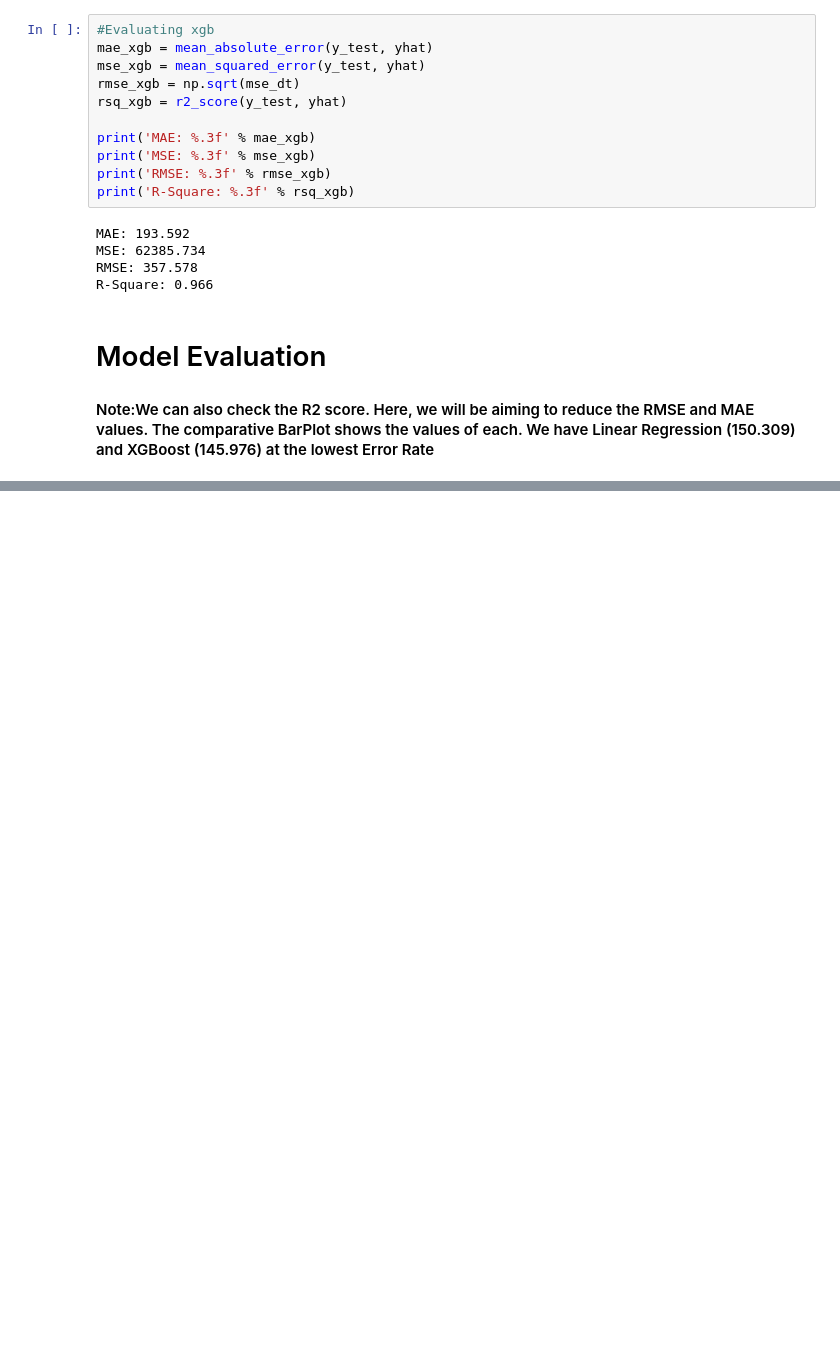
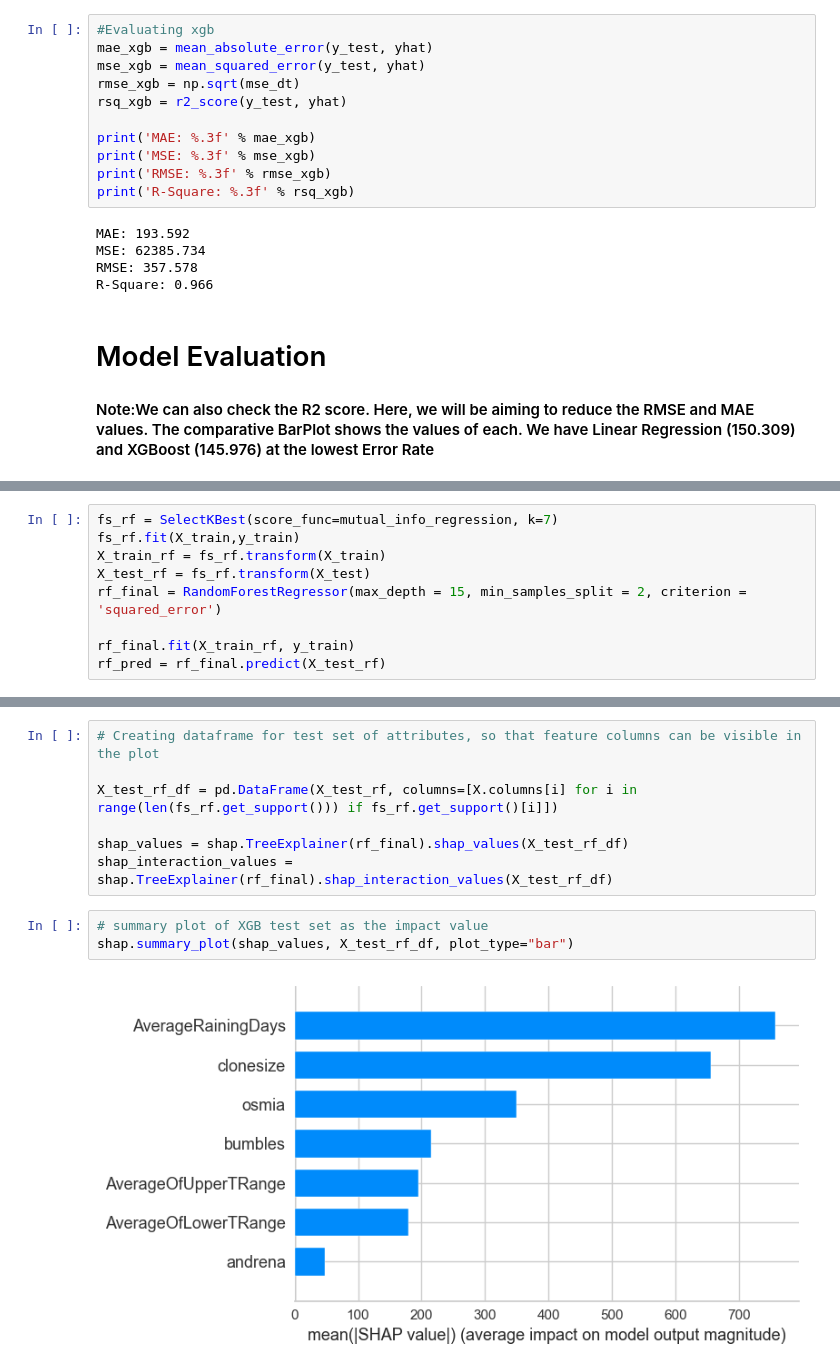
Before and after one commit to tushar2704/Wild_Blueberry_Yield_Prediction, a Jupyter notebook: src/notebooks/Wild Blueberry Yield Prediction.ipynb, the cells around one changed output, grey strips where cells are left out. Drawn from its saved outputs; the diff is of its cells as text; blank space fills up the shorter version.

```diff
--- a/src/notebooks/Wild Blueberry Yield Prediction.ipynb
+++ b/src/notebooks/Wild Blueberry Yield Prediction.ipynb
@@ -592,0 +826,9 @@ R-Square: 0.966
+# %%
+fs_rf = SelectKBest(score_func=mutual_info_regression, k=7)
+fs_rf.fit(X_train,y_train)
+X_train_rf = fs_rf.transform(X_train)
+X_test_rf = fs_rf.transform(X_test)
+rf_final = RandomForestRegressor(max_depth = 15, min_samples_split = 2, criterion = 'squared_error')
+
+rf_final.fit(X_train_rf, y_train)
+rf_pred = rf_final.predict(X_test_rf)
@@ -592,0 +871,12 @@ R-Square: 0.966
+# %%
+# Creating dataframe for test set of attributes, so that feature columns can be visible in the plot
+
+X_test_rf_df = pd.DataFrame(X_test_rf, columns=[X.columns[i] for i in range(len(fs_rf.get_support())) if fs_rf.get_support()[i]])
+
+shap_values = shap.TreeExplainer(rf_final).shap_values(X_test_rf_df)
+shap_interaction_values = shap.TreeExplainer(rf_final).shap_interaction_values(X_test_rf_df)
+# %%
+# summary plot of XGB test set as the impact value
+shap.summary_plot(shap_values, X_test_rf_df, plot_type="bar")
+# %% [output]
+[figure, added]
```
Also changed, not shown: parts of 30 cells of this notebook, 7 other files.
